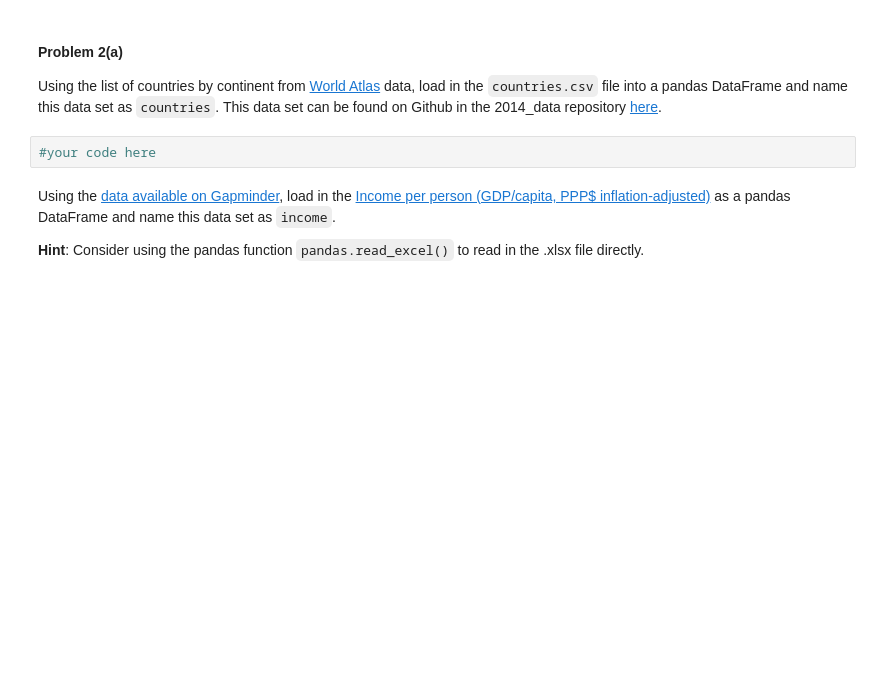
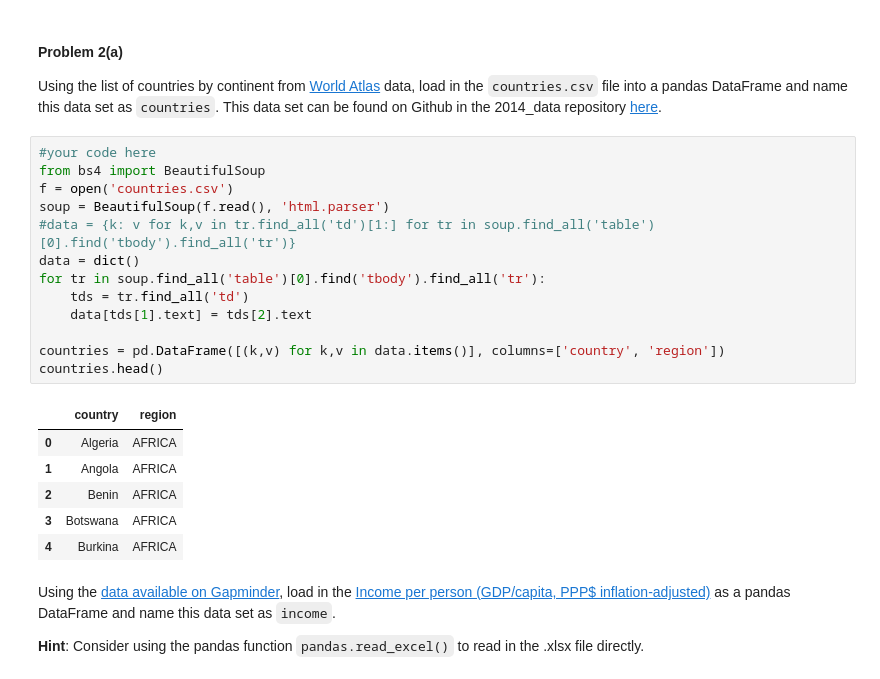
Before and after one commit to artgonline/2014, a Jupyter notebook: homework/HW1.ipynb, the cells around one changed output. Cells and saved outputs as stored; diff of their text form; blank space fills up the shorter version.

```diff
--- a/homework/HW1.ipynb
+++ b/homework/HW1.ipynb
@@ -179,8 +179,26 @@ Several media reports have demonstrated the income inequality has increased in t
 #### Problem 2(a)
 
 Using the list of countries by continent from [World Atlas](http://www.worldatlas.com/cntycont.htm) data, load in the `countries.csv` file into a pandas DataFrame and name this data set as `countries`.  This data set can be found on Github in the 2014_data repository [here](https://github.com/cs109/2014_data/blob/master/countries.csv).
-# %%
-#your code here
+# %%
+#your code here
+from bs4 import BeautifulSoup
+f = open('countries.csv')
+soup = BeautifulSoup(f.read(), 'html.parser')
+#data = {k: v for k,v in tr.find_all('td')[1:] for tr in soup.find_all('table')[0].find('tbody').find_all('tr')}
+data = dict()
+for tr in soup.find_all('table')[0].find('tbody').find_all('tr'):
+    tds = tr.find_all('td')
+    data[tds[1].text] = tds[2].text
+
+countries = pd.DataFrame([(k,v) for k,v in data.items()], columns=['country', 'region'])
+countries.head()
+# %% [output]
+|  | country | region |
+| 0 | Algeria | AFRICA |
+| 1 | Angola | AFRICA |
+| 2 | Benin | AFRICA |
+| 3 | Botswana | AFRICA |
+| 4 | Burkina | AFRICA |
 # %% [markdown]
 Using the [data available on Gapminder](http://www.gapminder.org/data/), load in the [Income per person (GDP/capita, PPP$ inflation-adjusted)](https://spreadsheets.google.com/pub?key=phAwcNAVuyj1jiMAkmq1iMg&gid=0) as a pandas DataFrame and name this data set as `income`.
 
```
Also changed, not shown: parts of 2 cells of this notebook, 2 other files.
